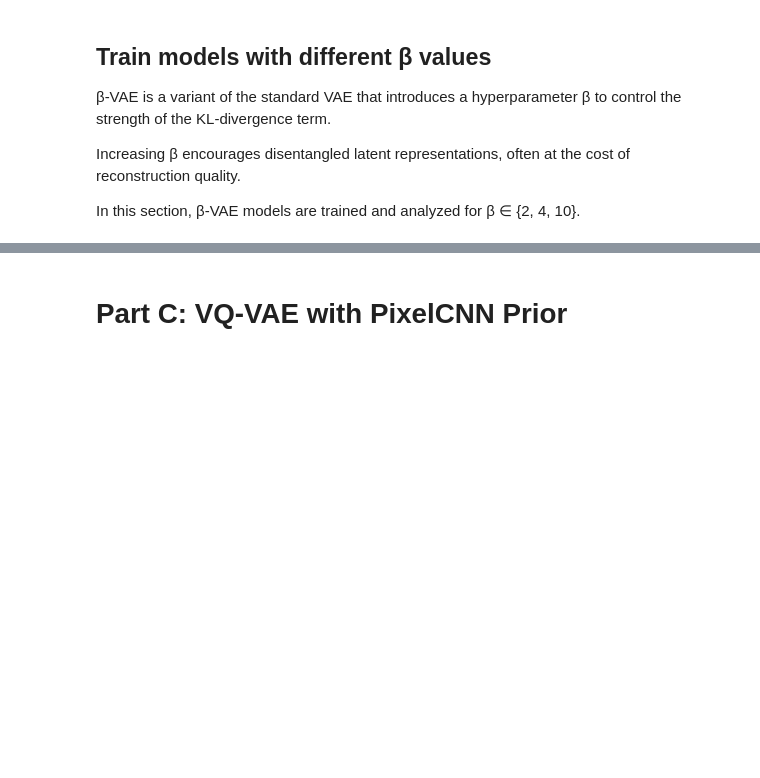
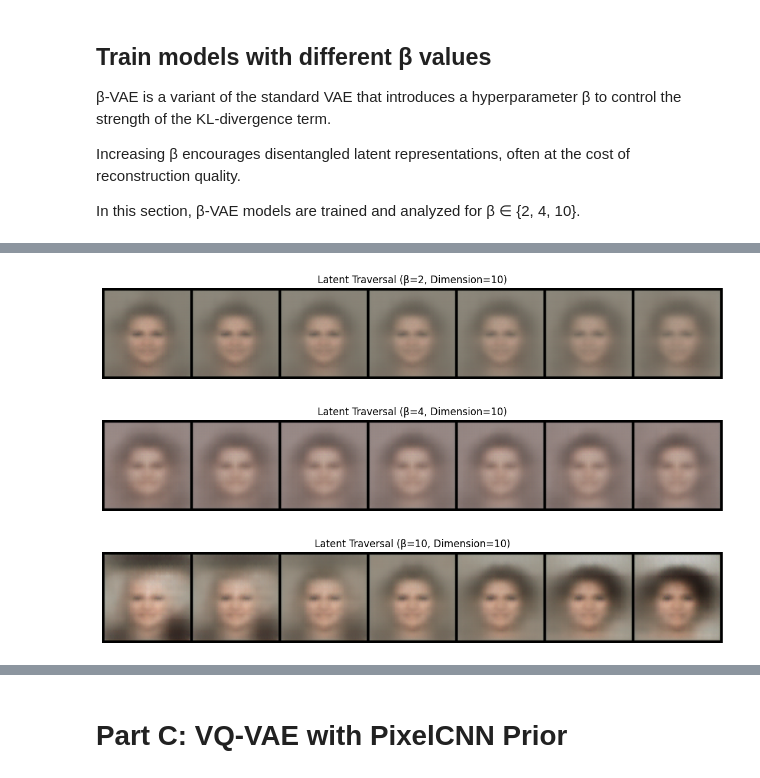
Before and after one commit to jobs4santoshprasad/adl-a2-face-gen, a Jupyter notebook: adl_a2_face_gen.ipynb, the cells around one changed output, grey strips where cells are left out. Saved outputs shown, nothing was run; the diff lists cells and outputs as text; code cells hidden in the pictures; blank space fills up the shorter version.

```diff
--- a/adl_a2_face_gen.ipynb
+++ b/adl_a2_face_gen.ipynb
@@ -653,0 +677,34 @@ for beta in beta_values:
+# %%
+# =========================
+# Latent Traversal
+# =========================
+def latent_traversal(model, dim, beta, steps=7, value_range=(-3, 3)):
+    model.eval()
+
+    with torch.no_grad():
+        z = torch.zeros(1, latent_dim).to(device)
+        values = torch.linspace(value_range[0], value_range[1], steps)
+
+        images = []
+        for val in values:
+            z[0, dim] = val
+            img = model.decoder(z)
+            images.append(img)
+
+        images = torch.cat(images, dim=0)
+        grid = make_grid(images, nrow=steps)
+
+        plt.figure(figsize=(2 * steps, 2))
+        plt.imshow(grid.permute(1, 2, 0).cpu())
+        plt.axis("off")
+        plt.title(f"Latent Traversal (β={beta}, Dimension={dim})")
+        plt.show()
+# %%
+# Latent traversal for different β values
+latent_traversal(beta_vae_models[2], dim=10, beta=2)
+latent_traversal(beta_vae_models[4], dim=10, beta=4)
+latent_traversal(beta_vae_models[10], dim=10, beta=10)
+# %% [output]
+[figure, added]
+[figure, added]
+[figure, added]
```
Also changed, not shown: parts of 10 cells of this notebook.
